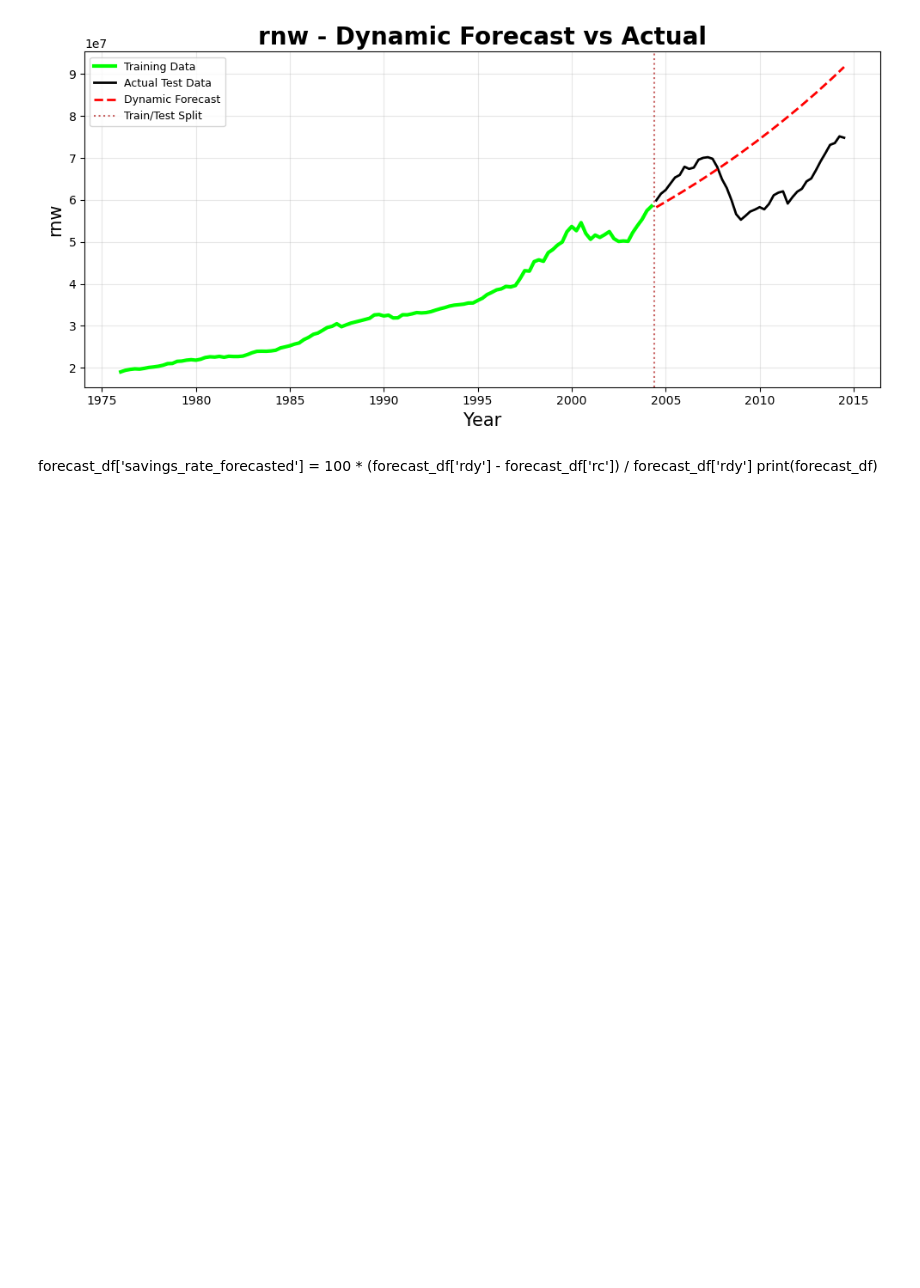
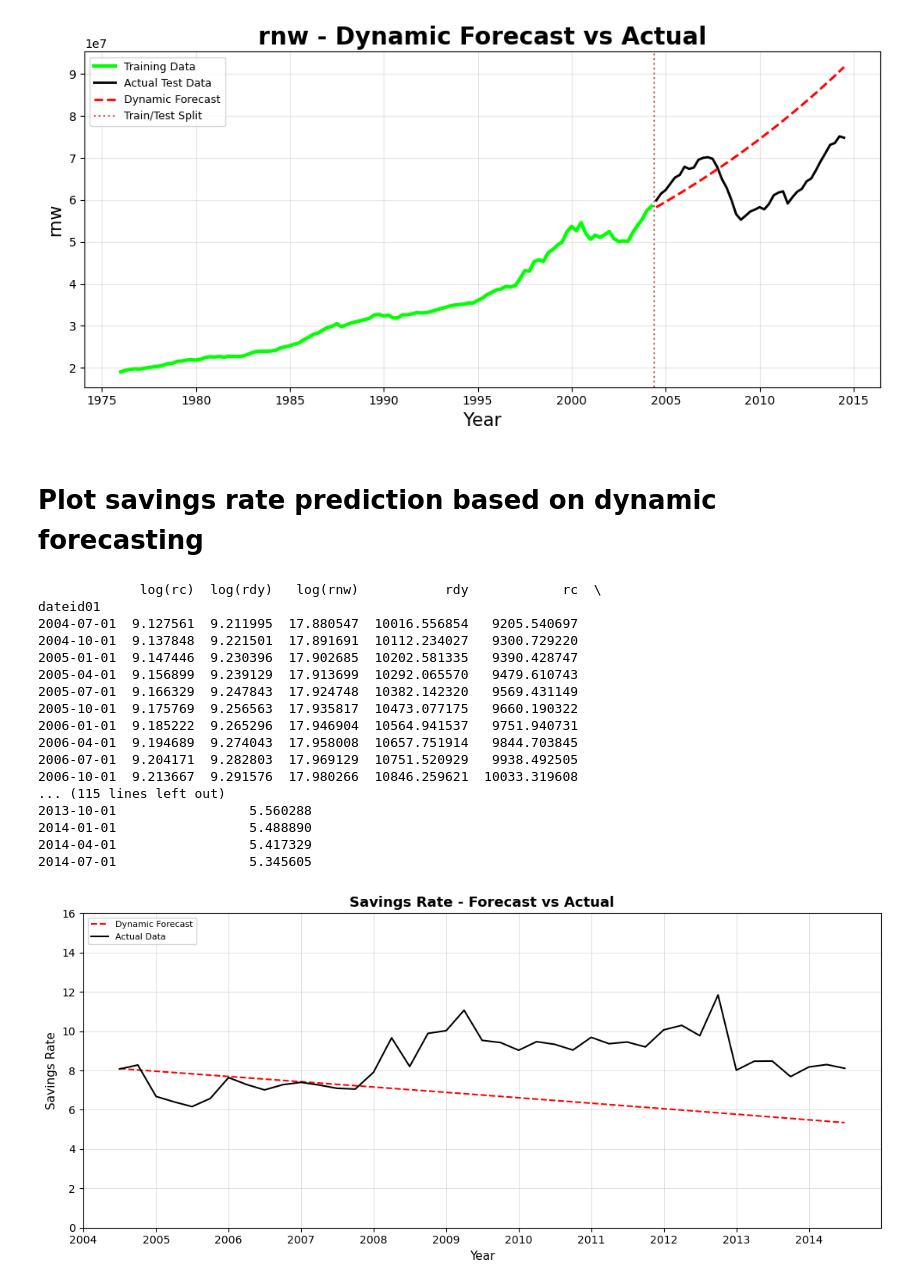
Before and after one commit to luketore/Savings-Rate-Forecasting, a Jupyter notebook: Savings Rate Part 1 - Dynamic Forecast.ipynb, the cells around one changed output. Saved outputs shown, nothing was run; the diff lists cells and outputs as text; code cells hidden in the pictures; blank space fills up the shorter version.

```diff
--- a/Savings Rate Part 1 - Dynamic Forecast.ipynb
+++ b/Savings Rate Part 1 - Dynamic Forecast.ipynb
@@ -915,9 +1021,61 @@ plot_dynamic_forecast(results, df_4, 'log(rnw)', original_scale=True)   # Origin
 # %% [output]
 [figure]
 [figure]
-# %% [markdown]
-forecast_df['savings_rate_forecasted'] = 100 * (forecast_df['rdy'] - forecast_df['rc']) / forecast_df['rdy']
-print(forecast_df)
+# %% [markdown]
+# Plot savings rate prediction based on dynamic forecasting
+# %%
+
+print(forecast_df)
+
+
+#Add savings rate to forecast dataframe
+forecast_df['savings_rate_forecasted'] = 100 * (forecast_df['rdy'] - forecast_df['rc']) / forecast_df['rdy']
+
+#Add savings rate to actual dataframe
+actual_df['savings_rate_actual'] = 100 * (actual_df['rdy'] - actual_df['rc']) / actual_df['rdy']
+
+
+#Plot the saivngs rate preduction against the acutal
+fig, ax = plt.subplots(figsize=(11, 5))
+
+# Plot forecasted (red dashed)
+ax.plot(forecast_df.index, forecast_df['savings_rate_forecasted'],
+        color='red', linewidth=1.5, linestyle='--', label='Dynamic Forecast')
+
+# Plot actual (black solid)
+ax.plot(actual_df.index, actual_df['savings_rate_actual'],
+        color='black', linewidth=1.5, label='Actual Data')
+
+# Styling
+ax.set_ylim(0, 16)
+ax.set_title('Savings Rate - Forecast vs Actual', fontsize=13, fontweight='bold')
+ax.set_xlabel('Year', fontsize=11)
+ax.set_ylabel('Savings Rate', fontsize=11)
+ax.grid(True, color='lightgray', linewidth=0.5)
+ax.set_axisbelow(True)
+ax.legend(loc='upper left', fontsize=8)
+
+plt.tight_layout()
+plt.show()
+# %% [output]
+             log(rc)  log(rdy)   log(rnw)           rdy            rc  \
+dateid01
+2004-07-01  9.127561  9.211995  17.880547  10016.556854   9205.540697
+2004-10-01  9.137848  9.221501  17.891691  10112.234027   9300.729220
+2005-01-01  9.147446  9.230396  17.902685  10202.581335   9390.428747
+2005-04-01  9.156899  9.239129  17.913699  10292.065570   9479.610743
+2005-07-01  9.166329  9.247843  17.924748  10382.142320   9569.431149
+2005-10-01  9.175769  9.256563  17.935817  10473.077175   9660.190322
+2006-01-01  9.185222  9.265296  17.946904  10564.941537   9751.940731
+2006-04-01  9.194689  9.274043  17.958008  10657.751914   9844.703845
+2006-07-01  9.204171  9.282803  17.969129  10751.520929   9938.492505
+2006-10-01  9.213667  9.291576  17.980266  10846.259621  10033.319608
+... (115 lines left out)
+2013-10-01                 5.560288
+2014-01-01                 5.488890
+2014-04-01                 5.417329
+2014-07-01                 5.345605
+[figure, added]
 # %%
 #Create the forecast savings rate based on the forecast dataframe
 
```
Also changed, not shown: parts of 20 cells of this notebook.
